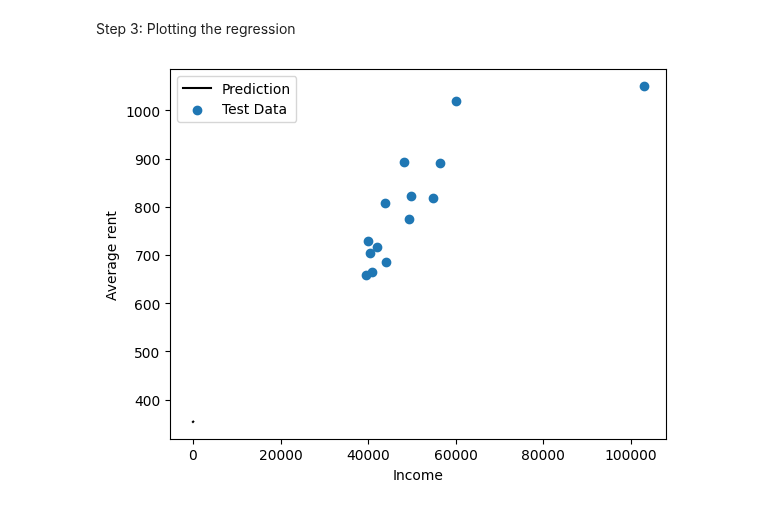
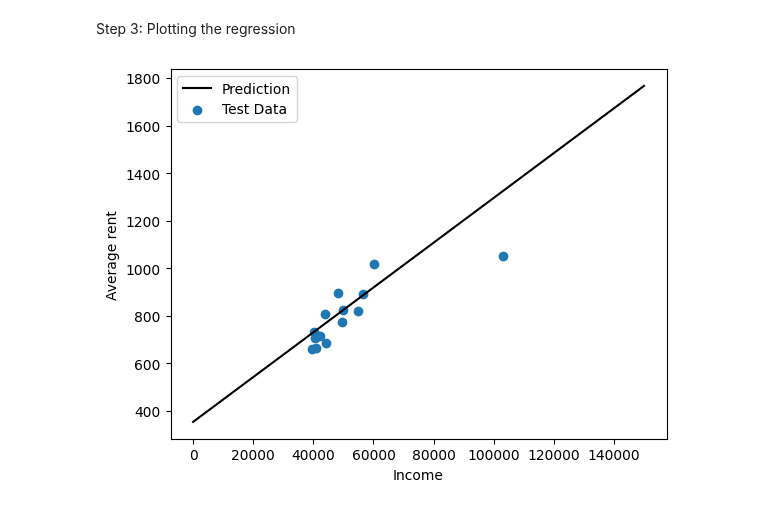
Before and after one commit to MJMRData1Assignment1/Assignment-1, a Jupyter notebook: Hackathon/Step5.ipynb, the cells around one changed output. Saved outputs shown, nothing was run; the diff lists cells and outputs as text; code cells hidden in the pictures.

Commit message:
plots final

```diff
--- a/Hackathon/Step5.ipynb
+++ b/Hackathon/Step5.ipynb
@@ -110,33 +110,6 @@ Covariance Type:            nonrobust
 strong multicollinearity or other numerical problems.
 # %% [markdown]
 Step 3: Plotting the regression
-# %%
-
-
-# creating a function to plot regression model for each x variable
-def plot_regression(cur_model, poly_transformer=None):
-
-    # build the x values for the prediction line
-    x_vals = np.arange(0,24,.1).reshape(-1,1)
-
-    # optionally use the passed-in transformer
-    if poly_transformer != None:
-        dm = poly_transformer.fit_transform(x_vals)
-    else:
-        dm = x_vals
-
-    # make the prediction at each x value
-    prediction = cur_model.predict(dm)
-
-    # plot the prediction line, and the test data
-    plt.plot(x_vals,prediction, color='k', label="Prediction")
-    plt.scatter(X_test, y_test, label="Test Data")
-
-    # label your plots
-    plt.ylabel("Number of Taxi Pickups")
-    plt.xlabel("Time of Day (Hours Past Midnight)")
-    plt.legend()
-    plt.show()
 # %%
 x_train_income = train_data[['Mean disposable household income']].values.reshape(-1, 1)
 x_train_parking = train_data[['Parking spots total']].values.reshape(-1, 1)
@@ -154,32 +127,32 @@ y_test_reshaped = test_data['Rent: average'].values.reshape(-1, 1)
 # %%
 from sklearn.linear_model import LinearRegression
 
 # creating a function to plot regression model for each x variable
 def plot_regression(x_train_income, poly_transformer=None):
 
     # build the x values for the prediction line
-    x_vals = np.arange(0,60,1).reshape(-1,1)
+    x_vals = np.arange(0,150000,1).reshape(-1,1)
 
     # optionally use the passed-in transformer
     if poly_transformer != None:
         dm = poly_transformer.fit_transform(x_vals)
     else:
         dm = x_vals
 
     # make the prediction at each x value
     prediction = fitted_model_income.predict(dm)
 
     # plot the prediction line, and the test data
     plt.plot(x_vals,prediction, color='k', label="Prediction")
     plt.scatter(x_test_income, y_test_reshaped, label="Test Data")
 
     # label your plots
     plt.ylabel("Average rent")
     plt.xlabel("Income")
     plt.legend()
     plt.show()
 
 fitted_model_income = LinearRegression().fit(x_train_income, y_train_reshaped)
 plot_regression(fitted_model_income)
 # %% [output]
-[figure, old version]
+[figure, new version]
```
Also changed, not shown: parts of 5 cells of this notebook.
